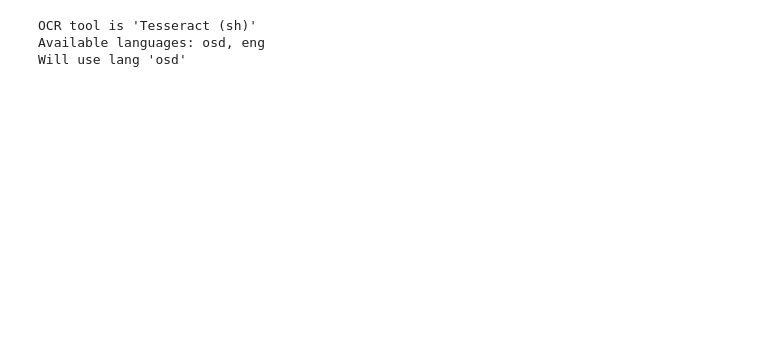
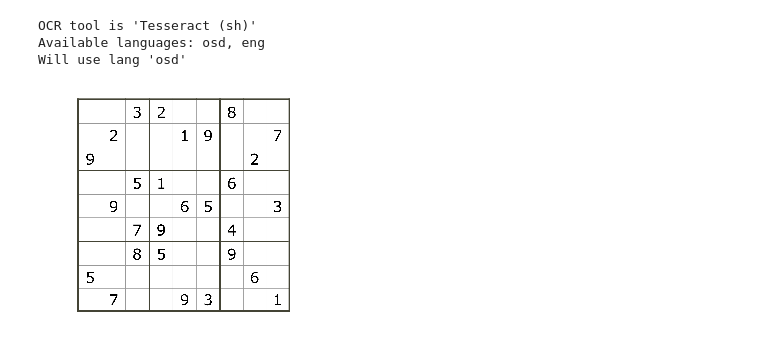
Before and after one commit to aichizokkoku/sudoku, a Jupyter notebook: sudoku.ipynb, the cells around one changed output. Drawn from its saved outputs; the diff is of its cells as text; code cells hidden in the pictures; blank space fills up the shorter version.

```diff
--- a/sudoku.ipynb
+++ b/sudoku.ipynb
@@ -67,6 +66,15 @@ print("Will use lang '%s'" % (lang))
 OCR tool is 'Tesseract (sh)'
 Available languages: osd, eng
 Will use lang 'osd'
+# %%
+sudoku = cv2.imread("sudoku.png")
+sudoku = cv2.cvtColor(sudoku, cv2.COLOR_BGR2RGB)
+
+plt.axis("off")
+plt.imshow(sudoku)
+plt.show()
+# %% [output]
+[figure, added]
 # %%
 img = cv2.imread("sudoku.png")
 
```
Also changed, not shown: parts of 4 cells of this notebook.
